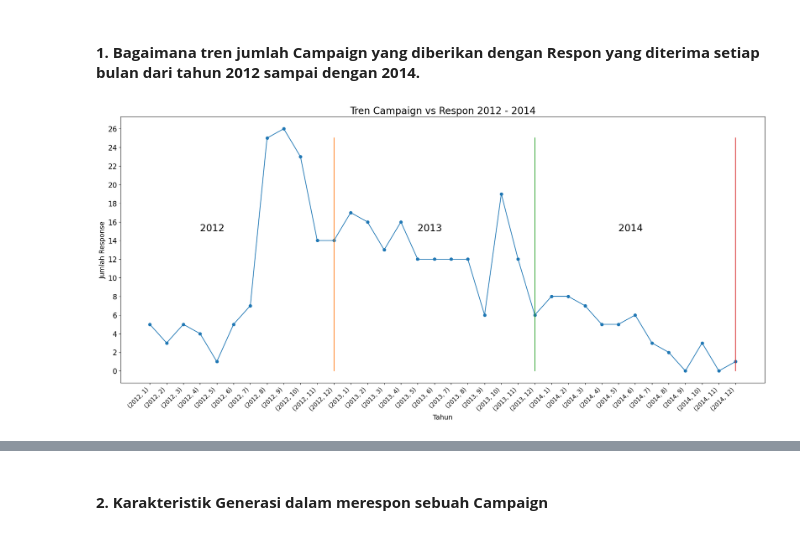
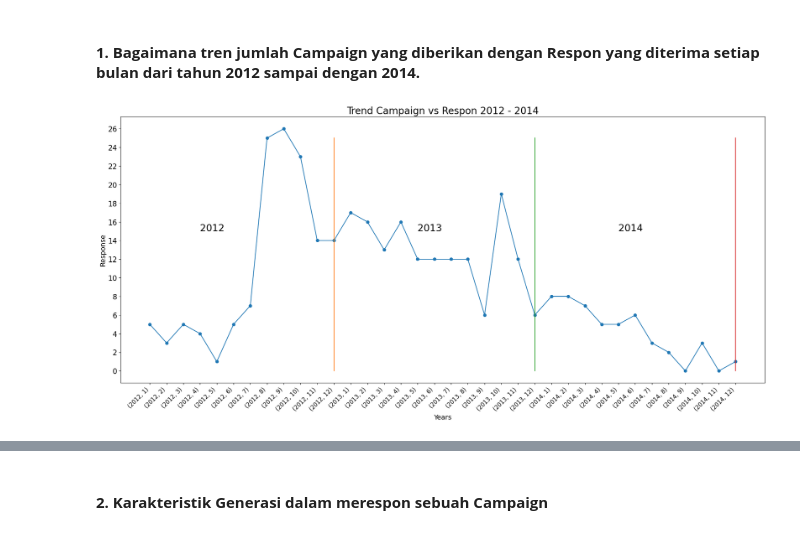
Before and after one commit to hrydwntr/supermarket_customer_analysis, a Jupyter notebook: Full_Capstone_Module_2.ipynb, the cells around one changed output, grey strips where cells are left out. Saved outputs shown, nothing was run; the diff lists cells and outputs as text; code cells hidden in the pictures.

```diff
--- a/Full_Capstone_Module_2.ipynb
+++ b/Full_Capstone_Module_2.ipynb
@@ -583,20 +583,20 @@ trend_respon
 # %%
 plt.figure(figsize=(24,10))
 plt.plot(trend_respon.reset_index()['Response'], 'o-')
 plt.plot([11,11], [0,25])
 plt.plot([23,23], [0,25])
 plt.plot([35,35], [0,25])
 plt.text(3,15,'2012',size=20)
 plt.text(16,15,'2013',size=20)
 plt.text(28,15,'2014',size=20)
 plt.xticks(np.arange(0,36), trend_respon.index, rotation=45,ha="right",size=12)
 plt.yticks(np.arange(0,28,2),size=15)
-plt.xlabel('Tahun',size=14)
-plt.ylabel('Jumlah Response',size=14)
-plt.title('Tren Campaign vs Respon 2012 - 2014',size=20)
+plt.xlabel('Years',size=14)
+plt.ylabel('Response',size=14)
+plt.title('Trend Campaign vs Respon 2012 - 2014',size=20)
 plt.show()
 # %% [output]
-[figure, old version]
+[figure, new version]
 # %% [markdown]
 **Insight**
 1. Dari grafik diatas dapat dilihat bahwa terdapat fluktuatif dari tren jumlah yang respon setiap tahunnya. Dengan dibedahnya tren yang respon dari tahun 2012 - 2014 jika kita bisa lihat bahwa terjadi penurunan tren di akhir tahun 2014 dari yang memiliki kenaikan di tahun 2013 lalu drop di tahun tersebut.
```
Also changed, not shown: parts of 4 cells of this notebook, 2 other files.
